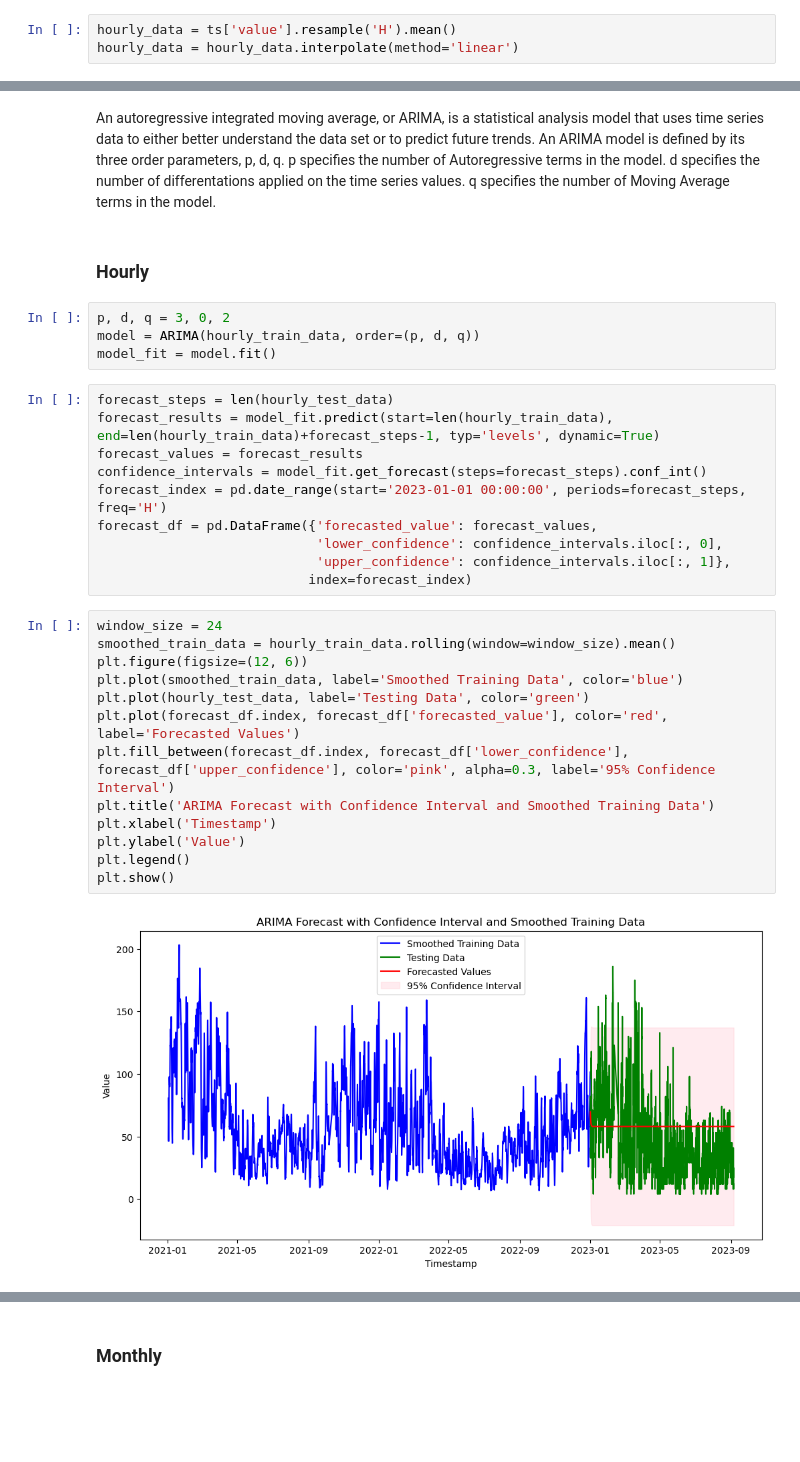
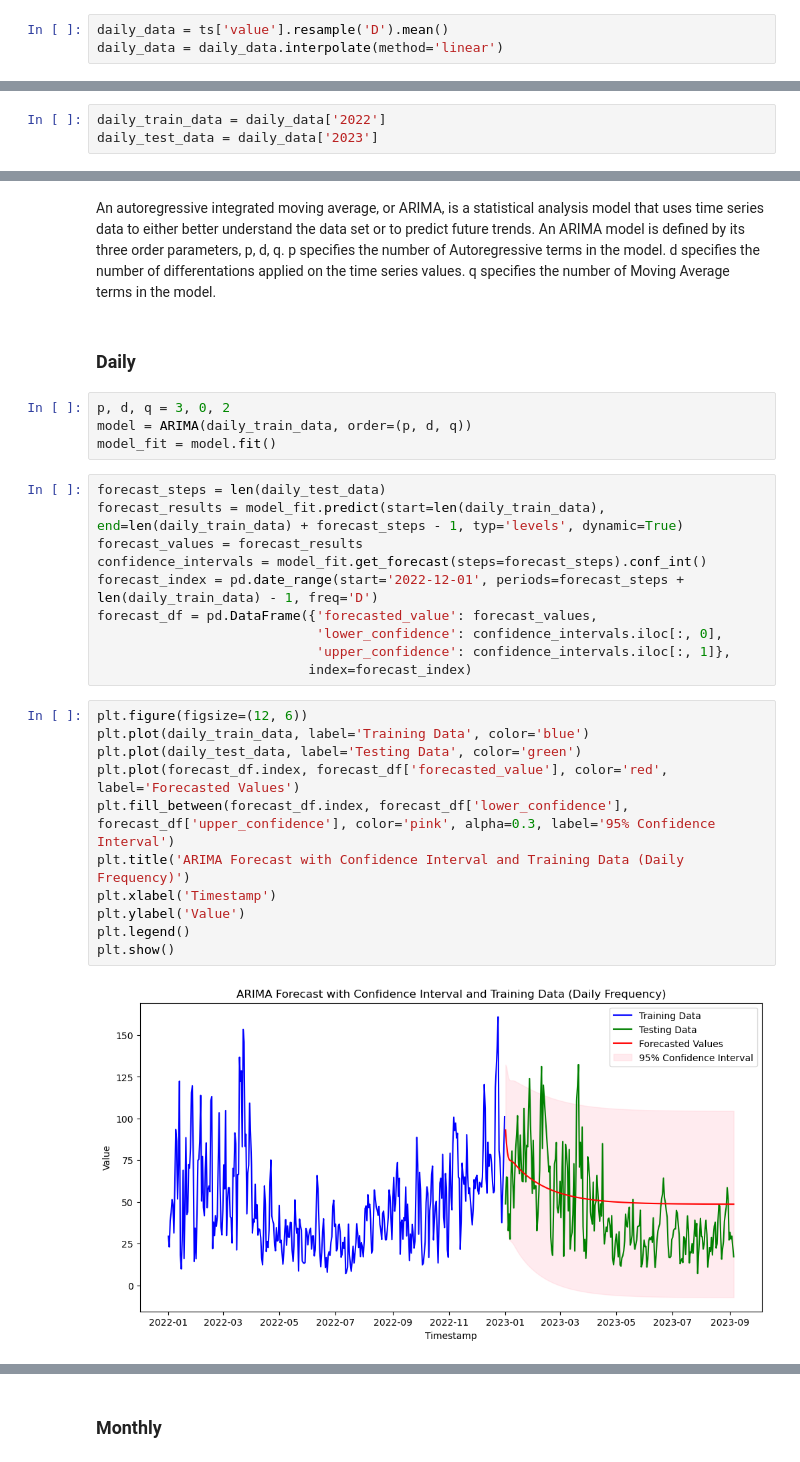
Before and after one commit to nastyabekesheva/Mathematical-Modeling, a Jupyter notebook: lab_1.ipynb, the cells around one changed output, grey strips where cells are left out. Cells and saved outputs as stored; diff of their text form; blank space fills up the shorter version.

Commit message:
AQI forecasting

```diff
--- a/lab_1.ipynb
+++ b/lab_1.ipynb
@@ -323,8 +323,8 @@ aqi_df
 # %%
 ts = aqi_df[['logged_at', 'value']].set_index('logged_at')
 # %%
-hourly_data = ts['value'].resample('H').mean()
-hourly_data = hourly_data.interpolate(method='linear')
+daily_data = ts['value'].resample('D').mean()
+daily_data = daily_data.interpolate(method='linear')
 # %%
 monthly_data = ts['value'].resample('M').mean()
 monthly_data = monthly_data.interpolate(method='linear')
@@ -372,3 +369,6 @@ hourly_test_data = hourly_data['2023']
+# %%
+daily_train_data = daily_data['2022']
+daily_test_data = daily_data['2023']
 # %%
 monthly_train_data = monthly_data['2021-01-01':'2022-12-31']
 monthly_test_data = monthly_data['2022-12-01':'2023-12-31']
@@ -390,34 +390,32 @@ plt.show()
 An autoregressive integrated moving average, or ARIMA, is a statistical analysis model that uses time series data to either better understand the data set or to predict future trends.
 An ARIMA model is defined by its three order parameters, p, d, q. p specifies the number of Autoregressive terms in the model. d specifies the number of differentations applied on the time series values. q specifies the number of Moving Average terms in the model.
 # %% [markdown]
-### Hourly
+### Daily
 # %%
 p, d, q = 3, 0, 2
-model = ARIMA(hourly_train_data, order=(p, d, q))
+model = ARIMA(daily_train_data, order=(p, d, q))
 model_fit = model.fit()
 # %%
-forecast_steps = len(hourly_test_data)
-forecast_results = model_fit.predict(start=len(hourly_train_data), end=len(hourly_train_data)+forecast_steps-1, typ='levels', dynamic=True)
+forecast_steps = len(daily_test_data)
+forecast_results = model_fit.predict(start=len(daily_train_data), end=len(daily_train_data) + forecast_steps - 1, typ='levels', dynamic=True)
 forecast_values = forecast_results
 confidence_intervals = model_fit.get_forecast(steps=forecast_steps).conf_int()
-forecast_index = pd.date_range(start='2023-01-01 00:00:00', periods=forecast_steps, freq='H')
+forecast_index = pd.date_range(start='2022-12-01', periods=forecast_steps + len(daily_train_data) - 1, freq='D')
 forecast_df = pd.DataFrame({'forecasted_value': forecast_values,
                             'lower_confidence': confidence_intervals.iloc[:, 0],
                             'upper_confidence': confidence_intervals.iloc[:, 1]},
                            index=forecast_index)
 # %%
-window_size = 24
-smoothed_train_data = hourly_train_data.rolling(window=window_size).mean()
 plt.figure(figsize=(12, 6))
-plt.plot(smoothed_train_data, label='Smoothed Training Data', color='blue')
-plt.plot(hourly_test_data, label='Testing Data', color='green')
+plt.plot(daily_train_data, label='Training Data', color='blue')
+plt.plot(daily_test_data, label='Testing Data', color='green')
 plt.plot(forecast_df.index, forecast_df['forecasted_value'], color='red', label='Forecasted Values')
 plt.fill_between(forecast_df.index, forecast_df['lower_confidence'], forecast_df['upper_confidence'], color='pink', alpha=0.3, label='95% Confidence Interval')
-plt.title('ARIMA Forecast with Confidence Interval and Smoothed Training Data')
+plt.title('ARIMA Forecast with Confidence Interval and Training Data (Daily Frequency)')
 plt.xlabel('Timestamp')
 plt.ylabel('Value')
 plt.legend()
 plt.show()
 # %% [output]
-[figure, old version]
+[figure, new version]
 # %%
```
Also changed, not shown: parts of 5 cells of this notebook.
